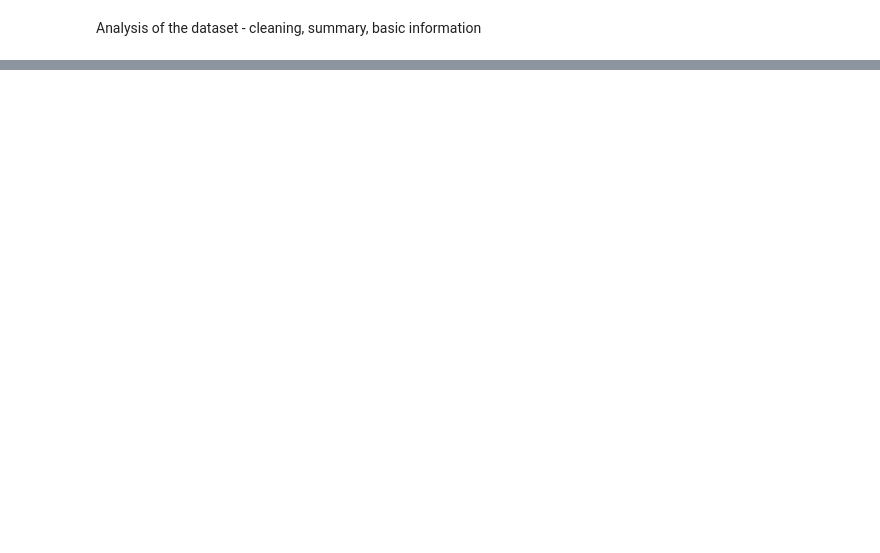
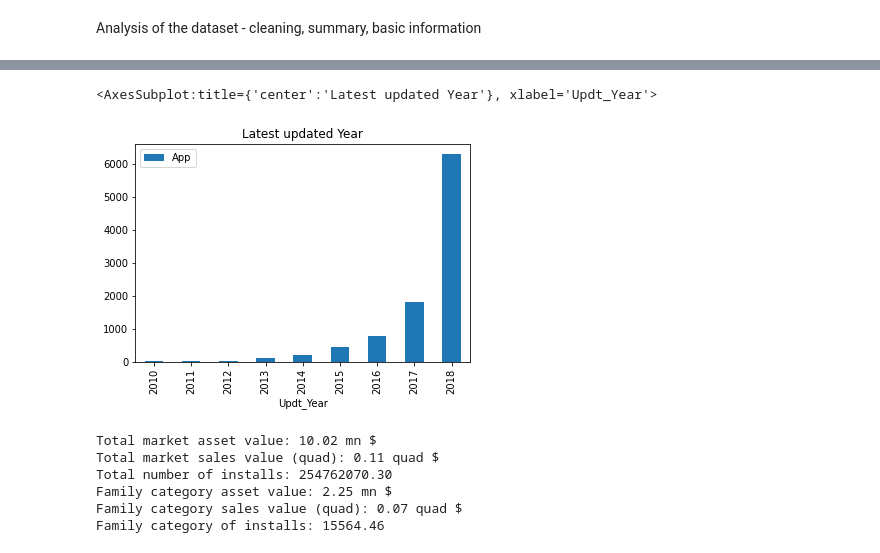
Before and after one commit to Rodauv/google_playstore_stats, a Jupyter notebook: my_mobapp_studio.ipynb, the cells around one changed output, grey strips where cells are left out. Drawn from its saved outputs; the diff is of its cells as text; code cells hidden in the pictures; blank space fills up the shorter version.

```diff
--- a/my_mobapp_studio.ipynb
+++ b/my_mobapp_studio.ipynb
@@ -140,7 +143,7 @@ def label_numerate(dataset):
     dataset['Category_Num'] = dataset['Category_Num'].cat.codes
     dataset['Type_Num'] = dataset['Type'].astype('category')
     dataset['Type_Num'] = dataset['Type_Num'].cat.codes
-    dataset['Content_Rating_Num'] = dataset['Type'].astype('category')
+    dataset['Content_Rating_Num'] = dataset['Content_Rating'].astype('category')
     dataset['Content_Rating_Num'] = dataset['Content_Rating_Num'].cat.codes
     dataset['Genres1_Num'] = dataset['Genres1'].astype('category')
     dataset['Genres1_Num'] = dataset['Genres1_Num'].cat.codes
@@ -243,17 +164,0 @@ plot_type(dataset_clean)
-# %%
-#Definition of the years since the application was last time updated.
-
-def define_app_support(df):
-    df['Upd_Delay'] = df['Last_Updated'].apply(maint_del)
-    df['Upd_Delay'] = df['Upd_Delay'].astype('int')
-    df['Updt_Year'] = df['Last_Updated'].apply(maint_year)
-    df['Updt_Year'] = df['Updt_Year'].astype('int')
-    return df
-
-#DEFINTION OF THE DATASET TO BE USED FUTHER - Paid, Free, Full set
-dataset_clean_dated = define_app_support(dataset_clean)
-dataset_clean_dated_paid = define_app_support(paid_dataset)
-dataset_clean_dated_free = define_app_support(free_dataset)
-
-dataset_updates = dataset_clean_dated.groupby(['Updt_Year']).count()
-dataset_updates.plot(y='Installs', use_index=True, title='Latest updated Year', kind='bar')
@@ -541,0 +238,41 @@ max_price(dataset_clean_dated_paid)
+# %%
+#Definition of the years since the application was last time updated.
+
+def define_app_support(df_a):
+    df = df_a
+    df_a['Upd_Delay'] = df['Last_Updated'].apply(maint_del).astype(int)
+    df_a['Updt_Year'] = df['Last_Updated'].apply(maint_year).astype(int)
+    return df_a
+
+#DEFINTION OF THE DATASET TO BE USED FUTHER - Paid, Free, Full set
+combined_dataset_dated = define_app_support(combined_dataset)
+#combined_dataset_dated_paid = define_app_support(paid_dataset)
+#combined_dataset_dated_free = define_app_support(free_dataset)
+
+dataset_updates = combined_dataset_dated.groupby(['Updt_Year']).count()
+dataset_updates.plot(y='App', use_index=True, title='Latest updated Year', kind='bar')
+#dataset_updates
+
+#FIX DATASET Y-2 exclusion
+# %% [output]
+<AxesSubplot:title={'center':'Latest updated Year'}, xlabel='Updt_Year'>
+[figure, added]
+# %%
+#sum total market size, by price -> CHECK VALUES AS NOT MATCHING WITH THE SUMMARY TABLE
+def size_of_market(df):
+    print(f"Total market asset value: {(df['Price'].sum()/1_000_000):0.2f} mn $")
+    print(f"Total market sales value (quad): {((df['Price']*df['Installs']).sum()/1_000_000_000_000_000):0.2f} quad $")
+    print(f"Total number of installs: {(combined_dataset['Installs'].sum()/1_000_000):0.2f}")
+    df_fam = df.query("Category == 'FAMILY'")
+    print(f"Family category asset value: {(df_fam['Price'].sum()/1_000_000):0.2f} mn $")
+    print(f"Family category sales value (quad): {((df_fam['Price']*df_fam['Installs']).sum()/1_000_000_000_000_000):0.2f} quad $")
+    print(f"Family category of installs: {(df_fam['Installs'].sum()/1_000_000):0.2f}")
+
+size_of_market(combined_dataset_dated_paid)
+# %% [output]
+Total market asset value: 10.02 mn $
+Total market sales value (quad): 0.11 quad $
+Total number of installs: 254762070.30
+Family category asset value: 2.25 mn $
+Family category sales value (quad): 0.07 quad $
+Family category of installs: 15564.46
```
Also changed, not shown: parts of 41 cells of this notebook.
